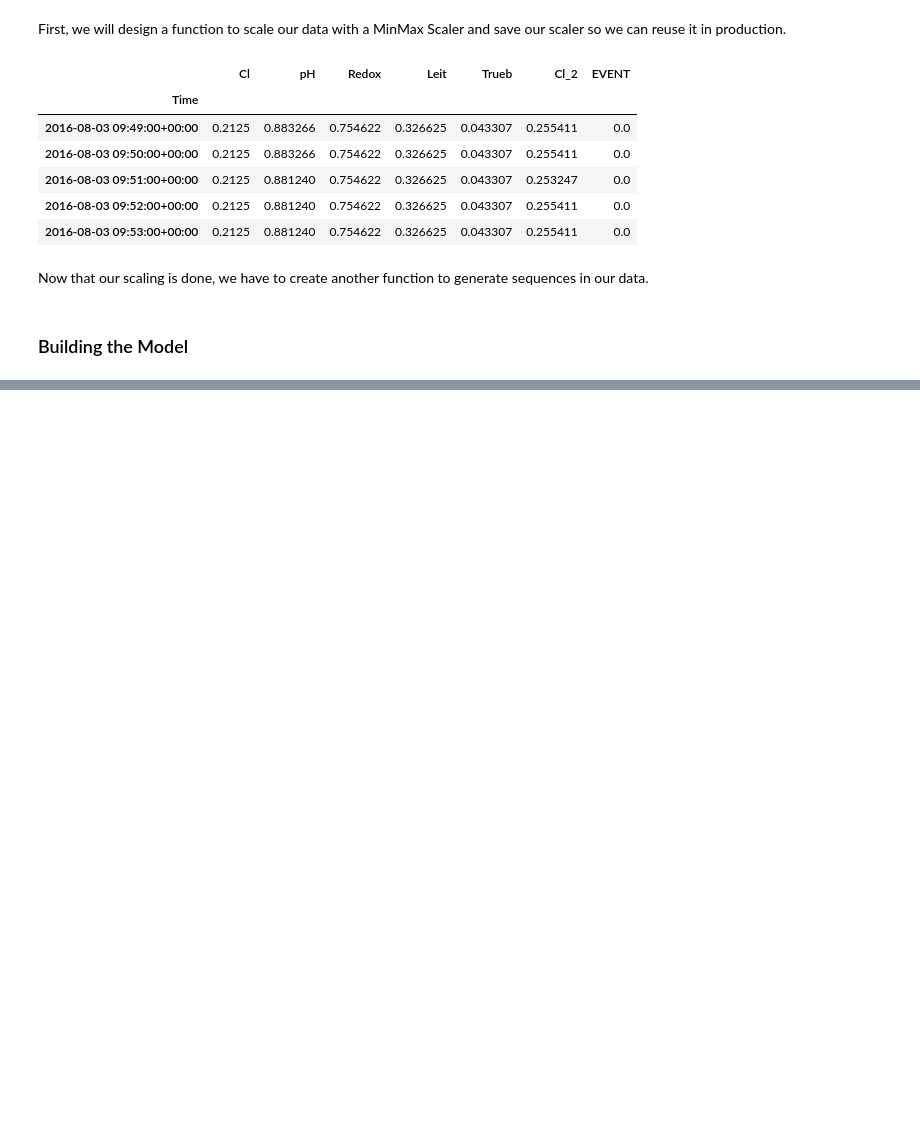
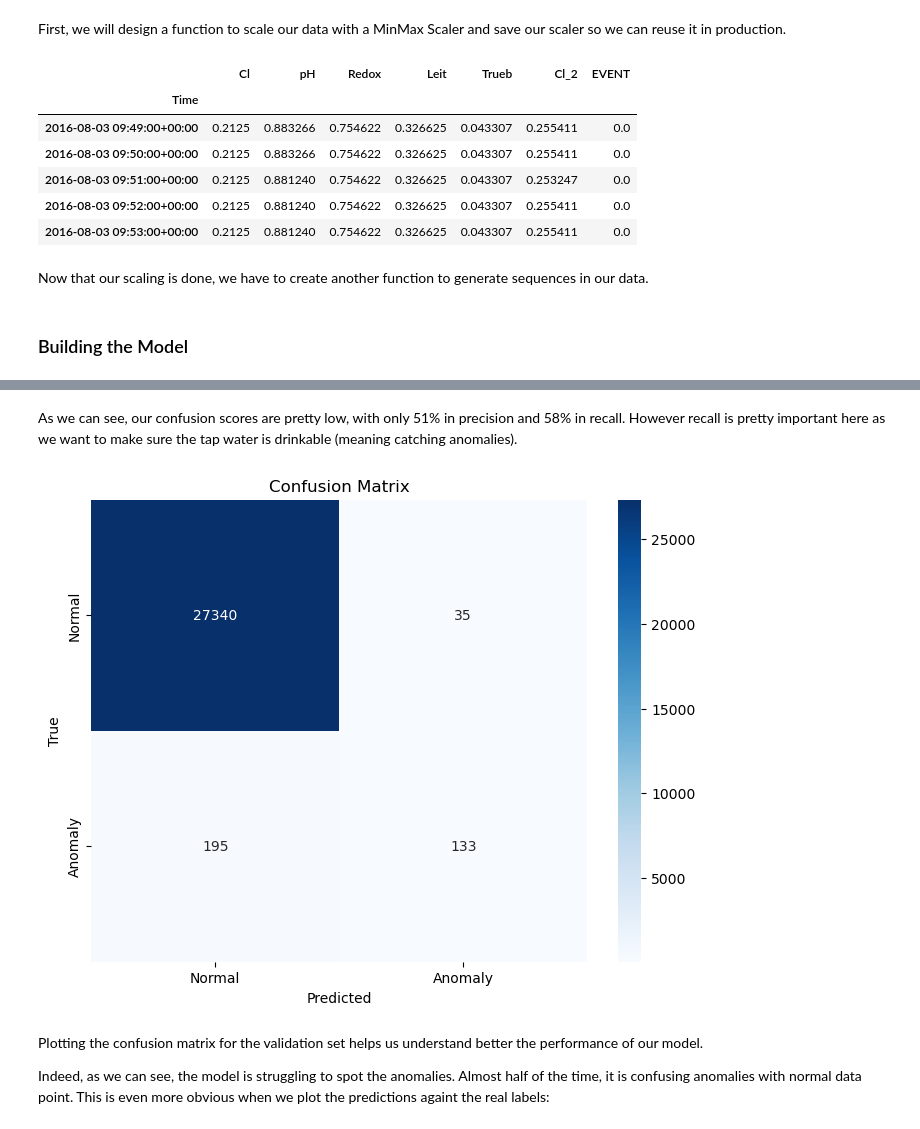
Before and after one commit to julienguyet/water_quality, a Jupyter notebook: notebooks/detect_water_anomalies.ipynb, the cells around one changed output, grey strips where cells are left out. Saved outputs shown, nothing was run; the diff lists cells and outputs as text; code cells hidden in the pictures; blank space fills up the shorter version.

```diff
--- a/notebooks/detect_water_anomalies.ipynb
+++ b/notebooks/detect_water_anomalies.ipynb
@@ -495,0 +546,15 @@ plot_results(history)
+# %%
+from sklearn.metrics import confusion_matrix, precision_score, recall_score, f1_score
+
+y_pred = (model.predict(X_test) > 0.5).astype("int32")
+cm = confusion_matrix(y_test, y_pred)
+tn, fp, fn, tp = cm.ravel()
+
+precision = precision_score(y_test, y_pred)
+recall = recall_score(y_test, y_pred)
+f1 = f1_score(y_test, y_pred)
+
+print(f'Confusion Matrix:\n{cm}')
+print(f'Precision: {precision:.4f}')
+print(f'Recall: {recall:.4f}')
+print(f'F1-Score: {f1:.4f}')
@@ -495,0 +569,18 @@ plot_results(history)
+# %% [markdown]
+As we can see, our confusion scores are pretty low, with only 51% in precision and 58% in recall. However recall is pretty important here as we want to make sure the tap water is drinkable (meaning catching anomalies).
+# %%
+def plot_confusion_matrix(cm, class_names):
+    fig, ax = plt.subplots(figsize=(8, 6))
+    sns.heatmap(cm, annot=True, fmt='d', cmap='Blues', xticklabels=class_names, yticklabels=class_names, ax=ax)
+    plt.xlabel('Predicted')
+    plt.ylabel('True')
+    plt.title('Confusion Matrix')
+    plt.show()
+
+plot_confusion_matrix(cm, class_names=['Normal', 'Anomaly'])
+# %% [output]
+[figure, added]
+# %% [markdown]
+Plotting the confusion matrix for the validation set helps us understand better the performance of our model.
+
+Indeed, as we can see, the model is struggling to spot the anomalies. Almost half of the time, it is confusing anomalies with normal data point. This is even more obvious when we plot the predictions againt the real labels:
```
Also changed, not shown: parts of 31 cells of this notebook, 7 other files.
